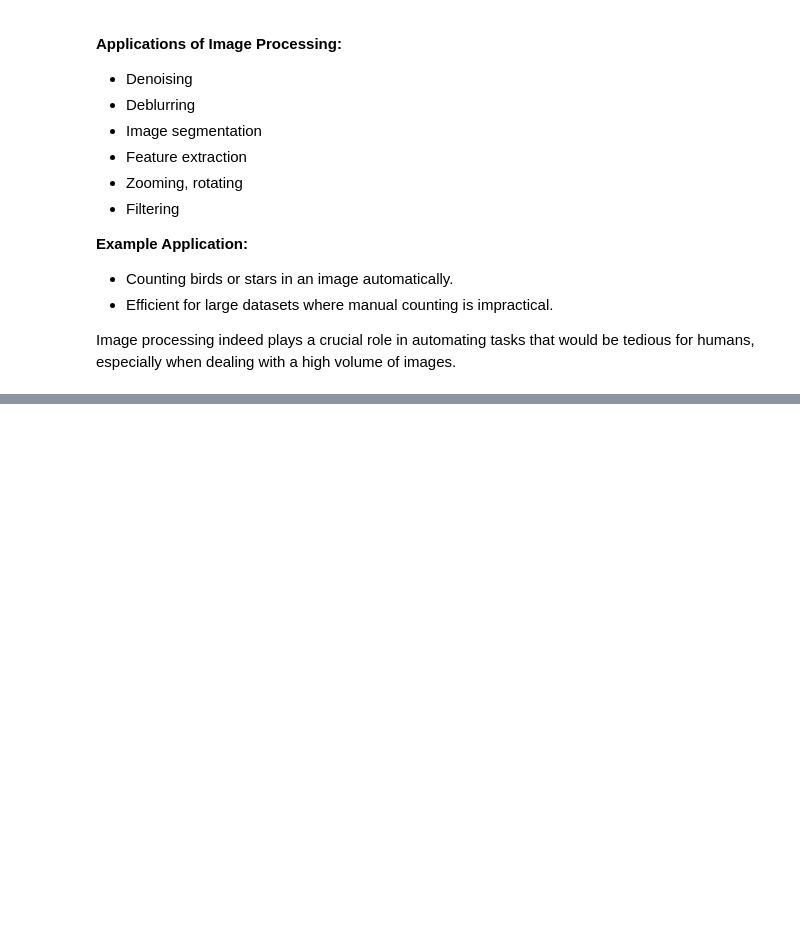
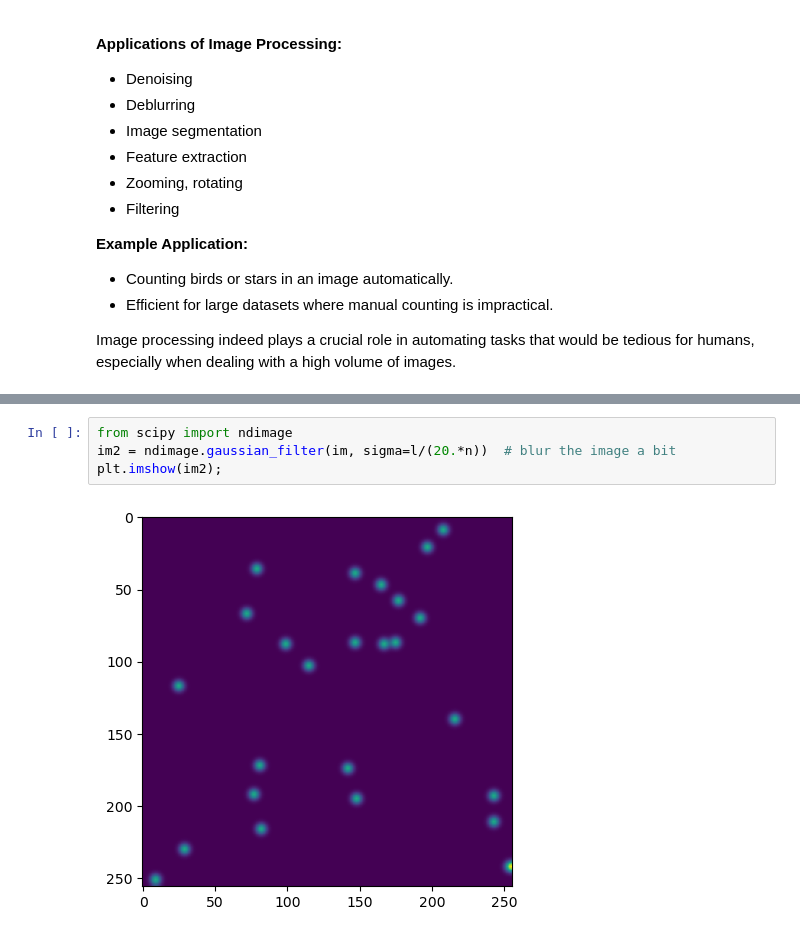
Before and after one commit to Zumh/dataAnalysis2023, a Jupyter notebook: chapter3_image_processing.ipynb, the cells around one changed output, grey strips where cells are left out. Drawn from its saved outputs; the diff is of its cells as text; blank space fills up the shorter version.

```diff
--- a/chapter3_image_processing.ipynb
+++ b/chapter3_image_processing.ipynb
@@ -413,0 +441,6 @@ Image processing indeed plays a crucial role in automating tasks that would be t
+# %%
+from scipy import ndimage
+im2 = ndimage.gaussian_filter(im, sigma=l/(20.*n))  # blur the image a bit
+plt.imshow(im2);
+# %% [output]
+[figure, added]
```
Also changed, not shown: parts of 3 cells of this notebook.
